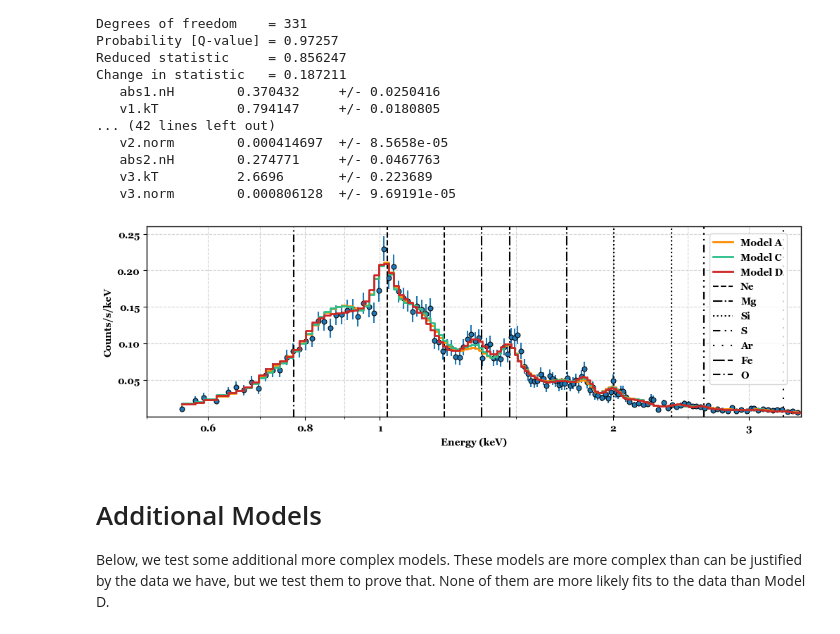
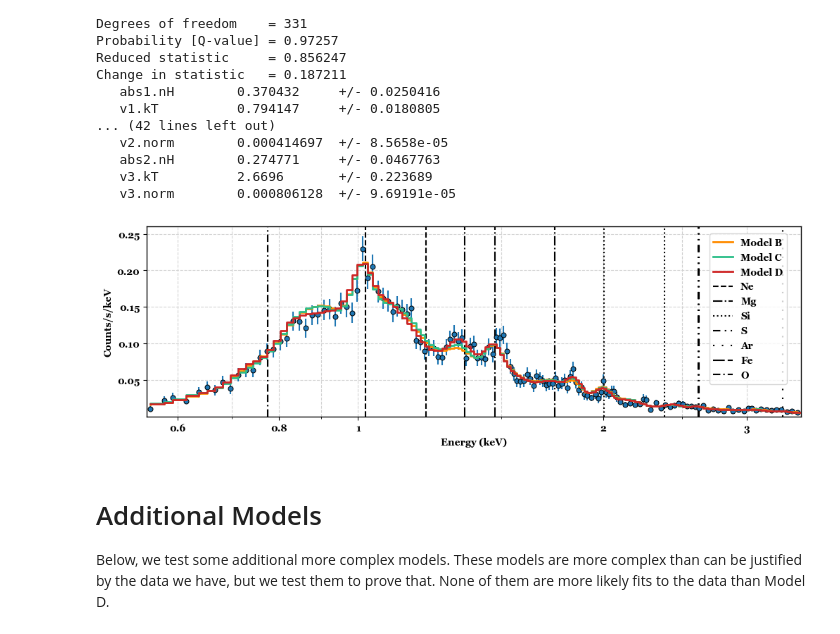
Before and after one commit to woodml/TaleOfTwoStars, a Jupyter notebook: Notebooks/Su_Aur/model_testing.ipynb, the cells around one changed output. Drawn from its saved outputs; the diff is of its cells as text; code cells hidden in the pictures.

```diff
--- a/Notebooks/Su_Aur/model_testing.ipynb
+++ b/Notebooks/Su_Aur/model_testing.ipynb
@@ -1362,40 +1362,40 @@ ax[0].errorbar(np.mean([data1.xlo, data1.xhi], axis=0), data1.y, yerr=data1.yerr
 # plt.errorbar(np.mean([data2.xlo, data2.xhi], axis=0), data2.y, yerr=data2.yerr, ls='none', c=colors[2], ms=5, marker='o', markeredgecolor='k', markeredgewidth=0.75, alpha=1, capsize=0, label='2002 EMOS 2')
 # plt.errorbar(np.mean([data3.xlo, data3.xhi], axis=0), data3.y, yerr=data3.yerr, ls='none', c=colors[2], ms=5, marker='o', markeredgecolor='k', markeredgewidth=0.75, alpha=1, capsize=0, label='2002 EMOS 2')
 
-ax[0].step(np.mean([model1.xlo, model1.xhi], axis=0), model1.y, c=colors[1], lw=2, zorder=4, label='Model A')
+ax[0].step(np.mean([model1.xlo, model1.xhi], axis=0), model1.y, c=colors[1], lw=2, zorder=4, label='Model B')
 ax[0].step(np.mean([model2.xlo, model2.xhi], axis=0), model2.y, c=colors[3], lw=2, zorder=4, label='Model C')
 ax[0].step(np.mean([model3.xlo, model3.xhi], axis=0), model3.y, c=colors[5], lw=2, zorder=4, label='Model D')
 
 # Abundance lines
 ax[0].vlines(energy([12.135, 10.239]),         0, 1.0, 'k','--', label='Ne')
 ax[0].vlines(energy([8.4245, 7.1069, 9.1688]), 0, 1.0, 'k','-.', label='Mg')
 ax[0].vlines(energy([6.18, 5.21]),             0, 1.0, 'k',':', label='Si')
 ax[0].vlines(energy([4.7273, 4.7327]),         0, 1.0, 'k',(0,(5,3,1,3,1,3)), label='S')
 ax[0].vlines(energy([3.7311, 3.15]),           0, 1.0, 'k',(0,(1,5)), label='Ar')
 ax[0].vlines(energy([1.778, 1.5024, 1.85]),    0, 1.0, 'k',(0,(8,2)), label='Fe')
 ax[0].vlines(energy([16.006]), 0, 1.0, 'k',(0,(5,2,1,2,5,2)), label='O')
 
 ax[0].legend(loc=(0.86, 0.17))
 ax[0].grid('major','both',c='lightgray',ls='--', zorder=0)
 
-ax[0].set_xlim(0.6, 3.5)
+ax[0].set_xlim(0.55, 3.5)
 ax[0].set_ylim(1e-4, 0.26)
 
 ax[0].set_xlabel(r'Energy (keV)')
 ax[0].set_ylabel('Counts/s/keV')
 
 ax[0].set_xscale('log')
 
 ax[0].set_xticks([0.6, 0.8, 1, 2, 3])
 ax[0].set_xticklabels(['0.6','0.8','1','2','3'])
-ax[0].set_xticks([0.5, 0.7, 0.9, 1.5, 2.5], minor=True)
-ax[0].set_xticklabels(['','','','',''], minor=True)
+ax[0].set_xticks([0.7, 0.9, 1.5, 2.5], minor=True)
+ax[0].set_xticklabels(['','','',''], minor=True)
 
 plt.savefig('/Users/woodml/Documents/X-Ray/TaleOfTwoStars/SU_Aur/figure_model_comparison.pdf', format='pdf', bbox_inches='tight', pad_inches=0.1, transparent=True)
 
 plt.show()
 # %% [output]
-[figure, old version]
+[figure, new version]
 # %%
 # - - - - - - -  A: abs_1(T_1 + T_2)  - - - - - - - -
 ui.set_source('2002_emos1', ui.xsphabs.abs1*(ui.xsvapec.v1 + ui.xsvapec.v2))
```
Also changed, not shown: parts of 1 cell of this notebook, 2 other files.
